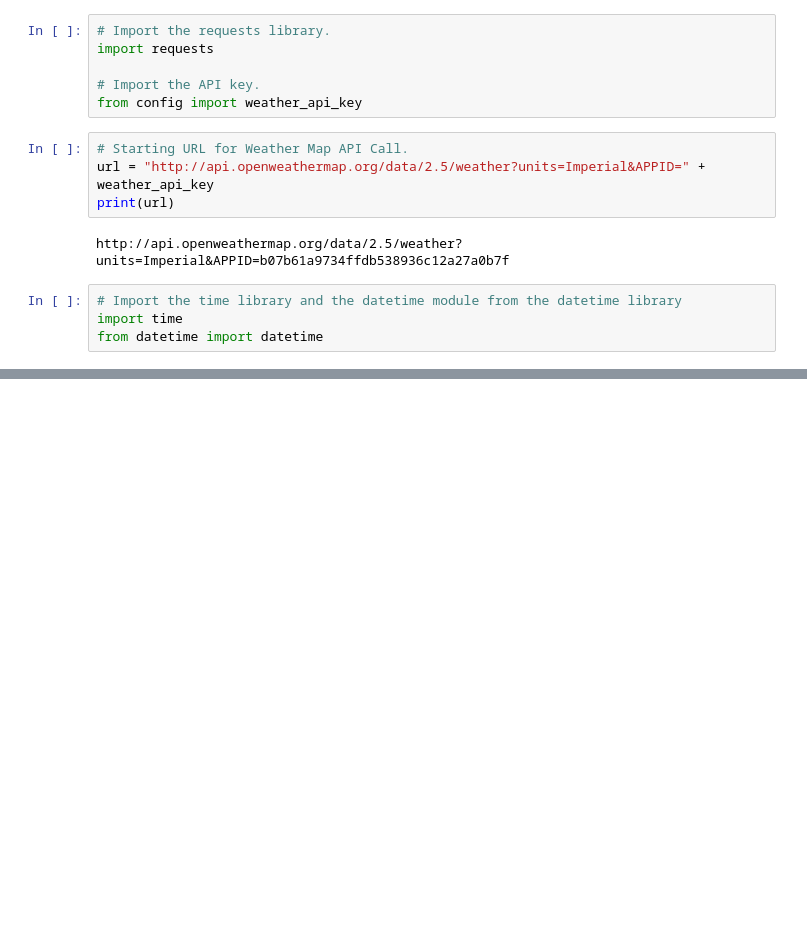
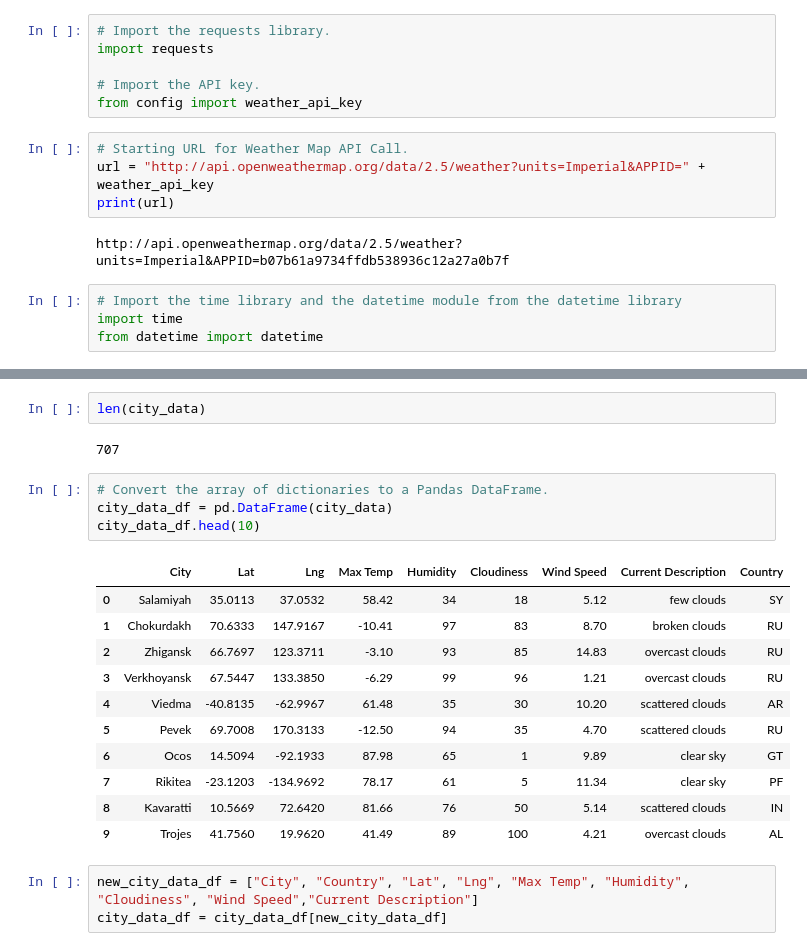
Before and after one commit to HMojadidi/World_Weather_Analysis, a Jupyter notebook: Weather_Database.ipynb, the cells around one changed output, grey strips where cells are left out. Drawn from its saved outputs; the diff is of its cells as text; blank space fills up the shorter version.

```diff
--- a/Weather_Database.ipynb
+++ b/Weather_Database.ipynb
@@ -127,3 +127,26 @@ City not found. Skipping...
 -----------------------------
 Data Retrieval Complete
 -----------------------------
+# %%
+len(city_data)
+# %% [output]
+707
+# %%
+# Convert the array of dictionaries to a Pandas DataFrame.
+city_data_df = pd.DataFrame(city_data)
+city_data_df.head(10)
+# %% [output]
+|  | City | Lat | Lng | Max Temp | Humidity | Cloudiness | Wind Speed | Current Description | Country |
+| 0 | Salamiyah | 35.0113 | 37.0532 | 58.42 | 34 | 18 | 5.12 | few clouds | SY |
+| 1 | Chokurdakh | 70.6333 | 147.9167 | -10.41 | 97 | 83 | 8.70 | broken clouds | RU |
+| 2 | Zhigansk | 66.7697 | 123.3711 | -3.10 | 93 | 85 | 14.83 | overcast clouds | RU |
+| 3 | Verkhoyansk | 67.5447 | 133.3850 | -6.29 | 99 | 96 | 1.21 | overcast clouds | RU |
+| 4 | Viedma | -40.8135 | -62.9967 | 61.48 | 35 | 30 | 10.20 | scattered clouds | AR |
+| 5 | Pevek | 69.7008 | 170.3133 | -12.50 | 94 | 35 | 4.70 | scattered clouds | RU |
+| 6 | Ocos | 14.5094 | -92.1933 | 87.98 | 65 | 1 | 9.89 | clear sky | GT |
+| 7 | Rikitea | -23.1203 | -134.9692 | 78.17 | 61 | 5 | 11.34 | clear sky | PF |
+| 8 | Kavaratti | 10.5669 | 72.6420 | 81.66 | 76 | 50 | 5.14 | scattered clouds | IN |
+| 9 | Trojes | 41.7560 | 19.9620 | 41.49 | 89 | 100 | 4.21 | overcast clouds | AL |
+# %%
+new_city_data_df = ["City", "Country", "Lat", "Lng", "Max Temp", "Humidity", "Cloudiness", "Wind Speed","Current Description"]
+city_data_df = city_data_df[new_city_data_df]
```
Also changed, not shown: parts of 4 cells of this notebook, 1 other file.
